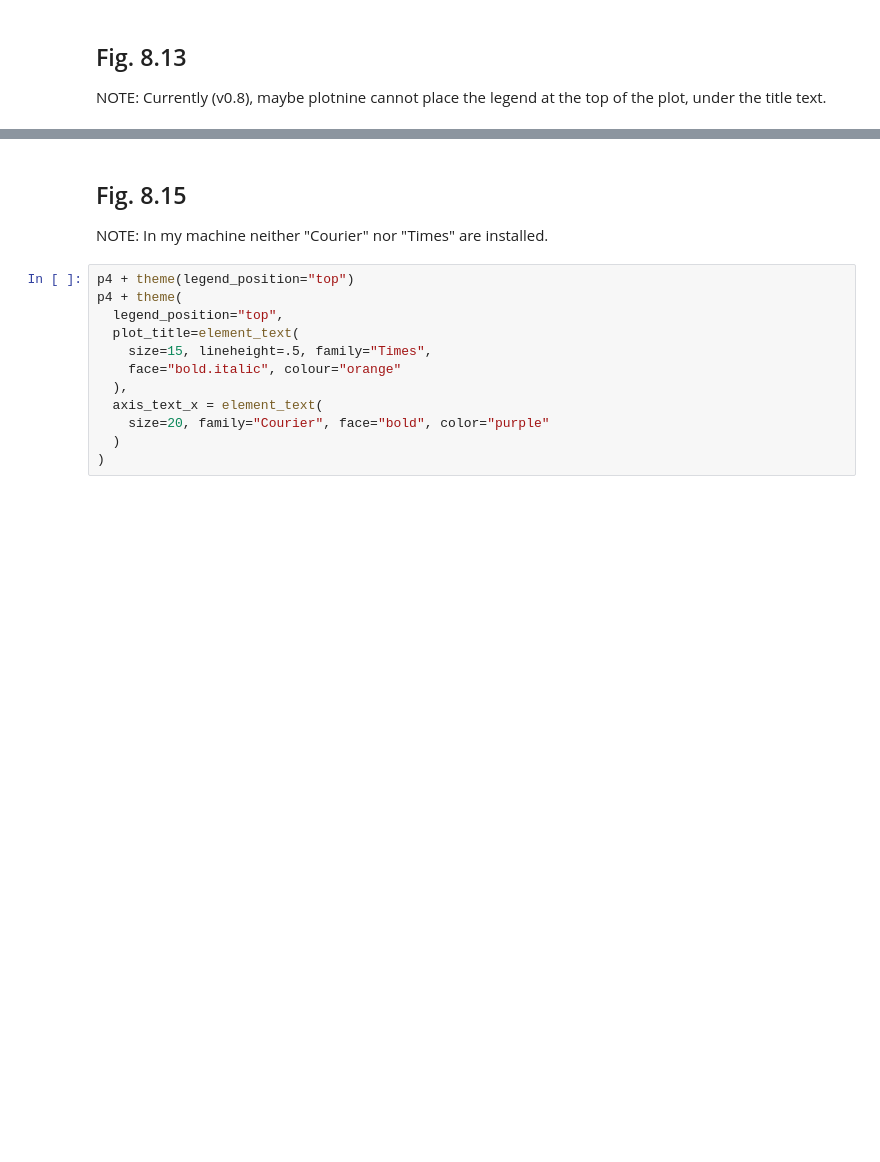
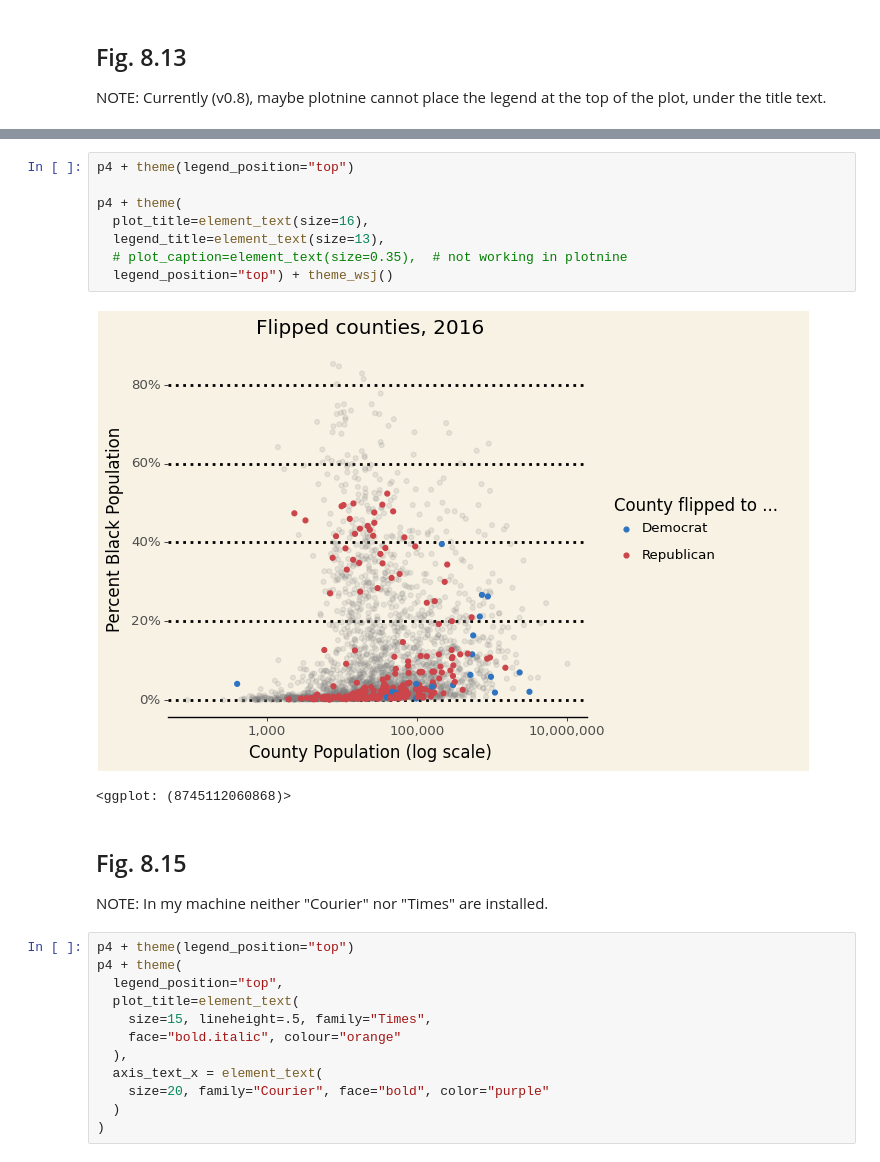
Before and after one commit to Gedevan-Aleksizde/pysocviz, a Jupyter notebook: notebooks/ch.8.ipynb, the cells around one changed output, grey strips where cells are left out. Saved outputs shown, nothing was run; the diff lists cells and outputs as text; blank space fills up the shorter version.

```diff
--- a/notebooks/ch.8.ipynb
+++ b/notebooks/ch.8.ipynb
@@ -243,3 +241,14 @@ p4 + theme(
+# %%
+p4 + theme(legend_position="top")
+
+p4 + theme(
+  plot_title=element_text(size=16),
+  legend_title=element_text(size=13),
+  # plot_caption=element_text(size=0.35),  # not working in plotnine
+  legend_position="top") + theme_wsj()
+# %% [output]
+[figure, added]
+<ggplot: (8745112060868)>
 # %% [markdown]
 ## Fig. 8.15
 
```
Also changed, not shown: parts of 27 cells of this notebook, 13 other files.
